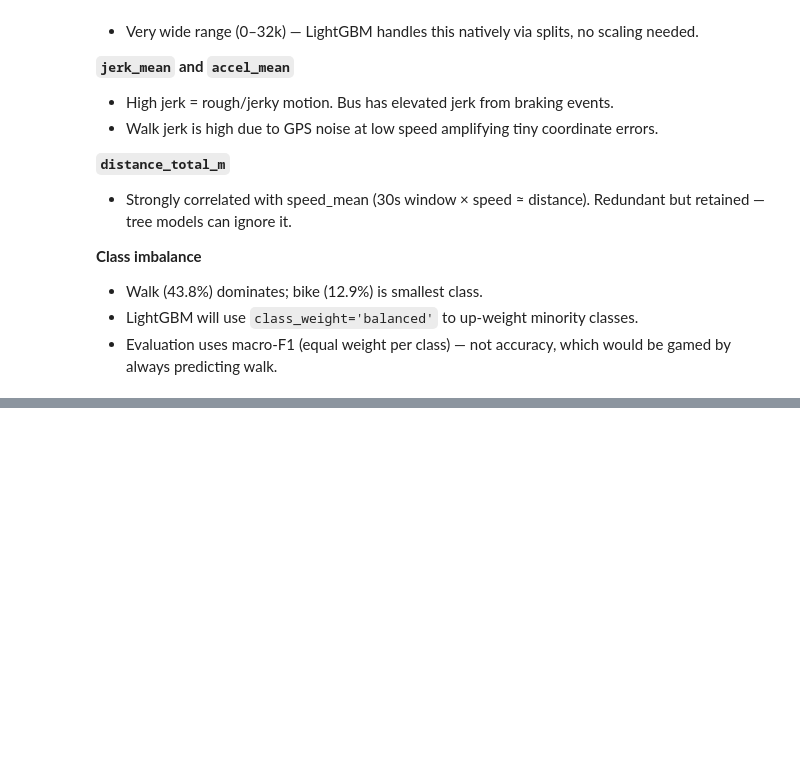
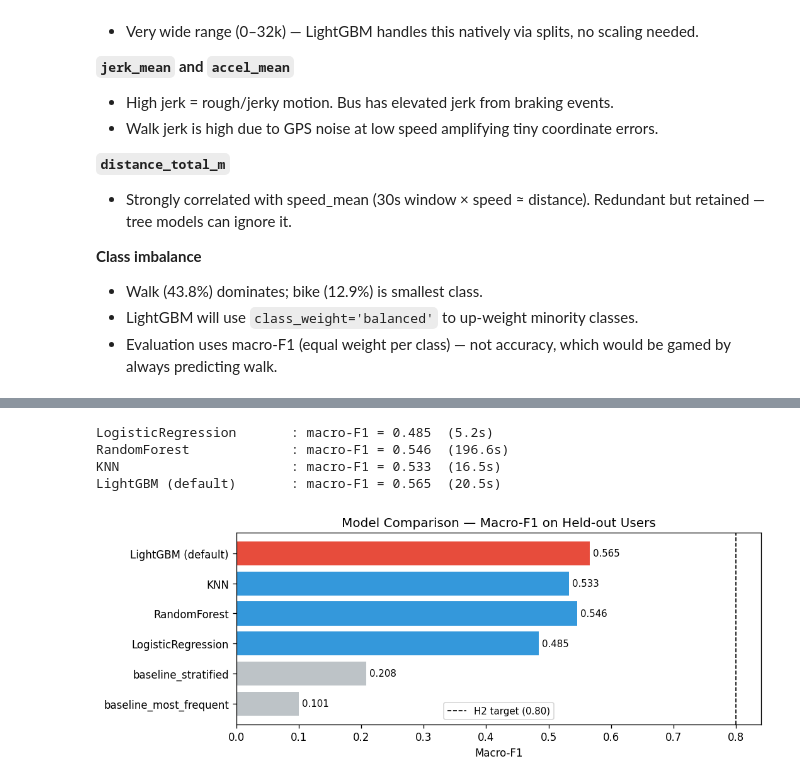
Before and after one commit to minhbtnguyen/byob, a Jupyter notebook: eda/pipeline.ipynb, the cells around one changed output, grey strips where cells are left out. Saved outputs shown, nothing was run; the diff lists cells and outputs as text; code cells hidden in the pictures; blank space fills up the shorter version.

```diff
--- a/eda/pipeline.ipynb
+++ b/eda/pipeline.ipynb
@@ -270,0 +322,56 @@ weighted avg       0.67      0.59      0.61     25297
+# %%
+import lightgbm as lgb
+from sklearn.linear_model import LogisticRegression
+from sklearn.ensemble import RandomForestClassifier
+from sklearn.neighbors import KNeighborsClassifier
+from sklearn.pipeline import make_pipeline
+from sklearn.preprocessing import StandardScaler
+import time
+
+candidates = {
+    'LogisticRegression':  make_pipeline(
+        StandardScaler(),
+        LogisticRegression(class_weight='balanced', max_iter=500, random_state=42)
+    ),
+    'RandomForest':        RandomForestClassifier(
+        n_estimators=200, class_weight='balanced', random_state=42, n_jobs=-1
+    ),
+    'KNN':                 make_pipeline(
+        StandardScaler(),
+        KNeighborsClassifier(n_neighbors=15, n_jobs=-1)
+    ),
+    'LightGBM (default)':  lgb.LGBMClassifier(
+        n_estimators=300, class_weight='balanced', random_state=42, verbose=-1
+    ),
+}
+
+for name, clf in candidates.items():
+    t0 = time.time()
+    clf.fit(X_train, y_train)
+    pred = clf.predict(X_test)
+    f1 = f1_score(y_test, pred, average='macro')
+    results[name] = f1
+    print(f'{name:<25}: macro-F1 = {f1:.3f}  ({time.time()-t0:.1f}s)')
+
+# Summary bar chart
+fig, ax = plt.subplots(figsize=(9, 3.5))
+names = list(results.keys())
+scores = list(results.values())
+colors = ['#bdc3c7' if 'baseline' in n else
+          '#e74c3c' if 'LightGBM' in n else '#3498db' for n in names]
+bars = ax.barh(names, scores, color=colors)
+ax.axvline(0.80, color='black', ls='--', lw=1, label='H2 target (0.80)')
+ax.set_xlabel('Macro-F1')
+ax.set_title('Model Comparison — Macro-F1 on Held-out Users')
+ax.legend(fontsize=9)
+for bar, score in zip(bars, scores):
+    ax.text(score + 0.005, bar.get_y() + bar.get_height()/2,
+            f'{score:.3f}', va='center', fontsize=9)
+plt.tight_layout()
+plt.show()
+# %% [output]
+LogisticRegression       : macro-F1 = 0.485  (5.2s)
+RandomForest             : macro-F1 = 0.546  (196.6s)
+KNN                      : macro-F1 = 0.533  (16.5s)
+LightGBM (default)       : macro-F1 = 0.565  (20.5s)
+[figure, added]
```
Also changed, not shown: parts of 40 cells of this notebook, 3 other files.
